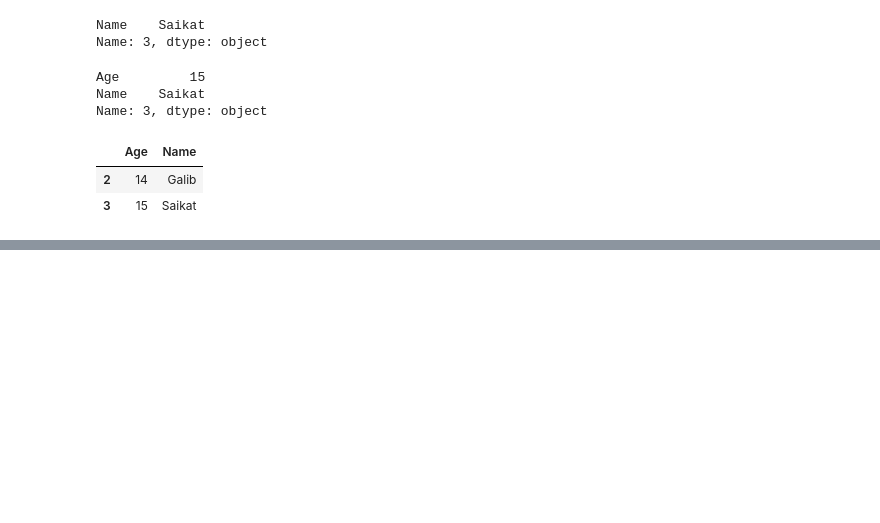
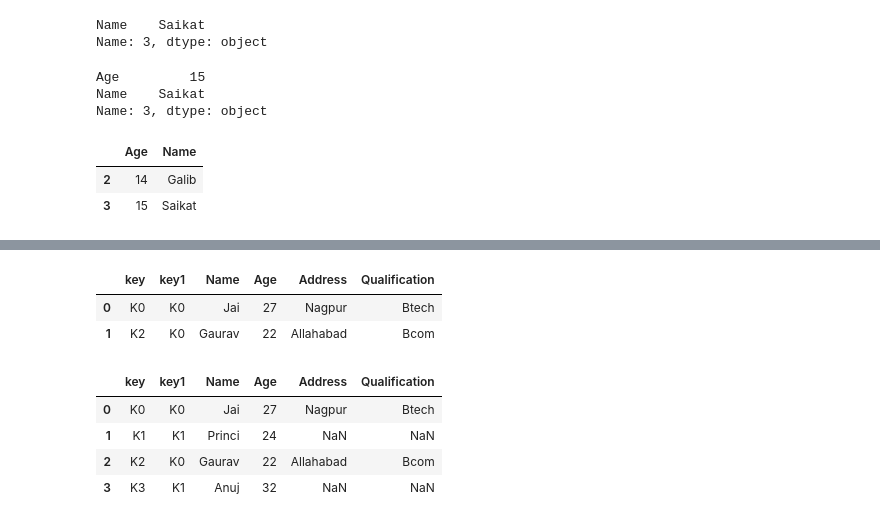
Before and after one commit to labib1910024/Python_Basic, a Jupyter notebook: Pandas_01.ipynb, the cells around one changed output, grey strips where cells are left out. Cells and saved outputs as stored; diff of their text form; code cells hidden in the pictures; blank space fills up the shorter version.

```diff
--- a/Pandas_01.ipynb
+++ b/Pandas_01.ipynb
@@ -114,0 +294,8 @@ AttributeError: 'DataFrame' object has no attribute 'append'
+# %%
+res1 = pd.merge(df, df1, on=['key', 'key1'])
+
+res1
+# %% [output]
+|  | key | key1 | Name | Age | Address | Qualification |
+| 0 | K0 | K0 | Jai | 27 | Nagpur | Btech |
+| 1 | K2 | K0 | Gaurav | 22 | Allahabad | Bcom |
@@ -114,0 +320,10 @@ AttributeError: 'DataFrame' object has no attribute 'append'
+# %%
+res = pd.merge(df, df1, how='left', on=['key', 'key1'])
+
+res
+# %% [output]
+|  | key | key1 | Name | Age | Address | Qualification |
+| 0 | K0 | K0 | Jai | 27 | Nagpur | Btech |
+| 1 | K1 | K1 | Princi | 24 | NaN | NaN |
+| 2 | K2 | K0 | Gaurav | 22 | Allahabad | Bcom |
+| 3 | K3 | K1 | Anuj | 32 | NaN | NaN |
```
Also changed, not shown: parts of 26 cells of this notebook.
